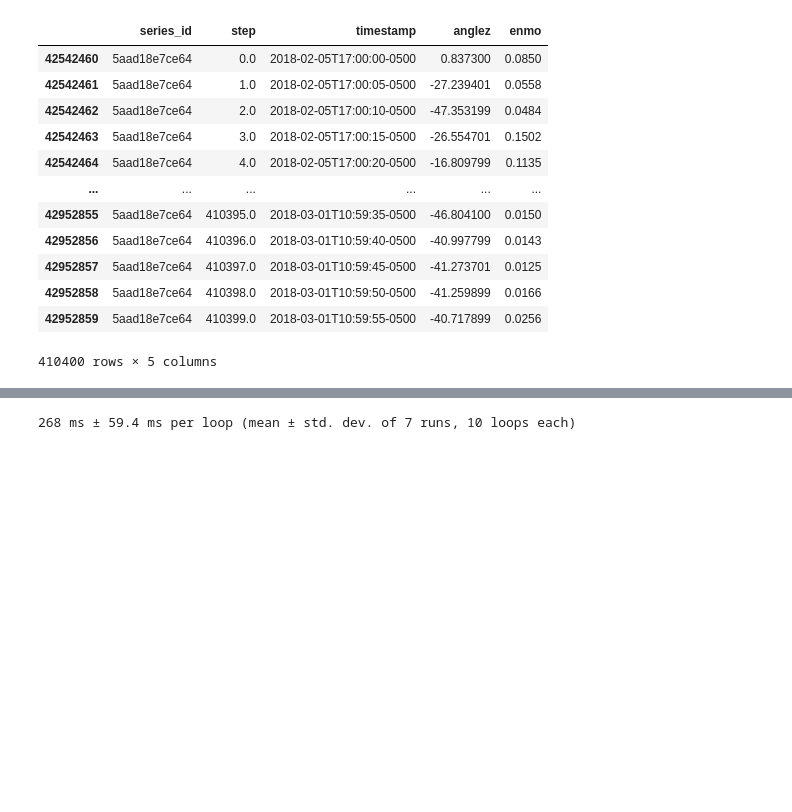
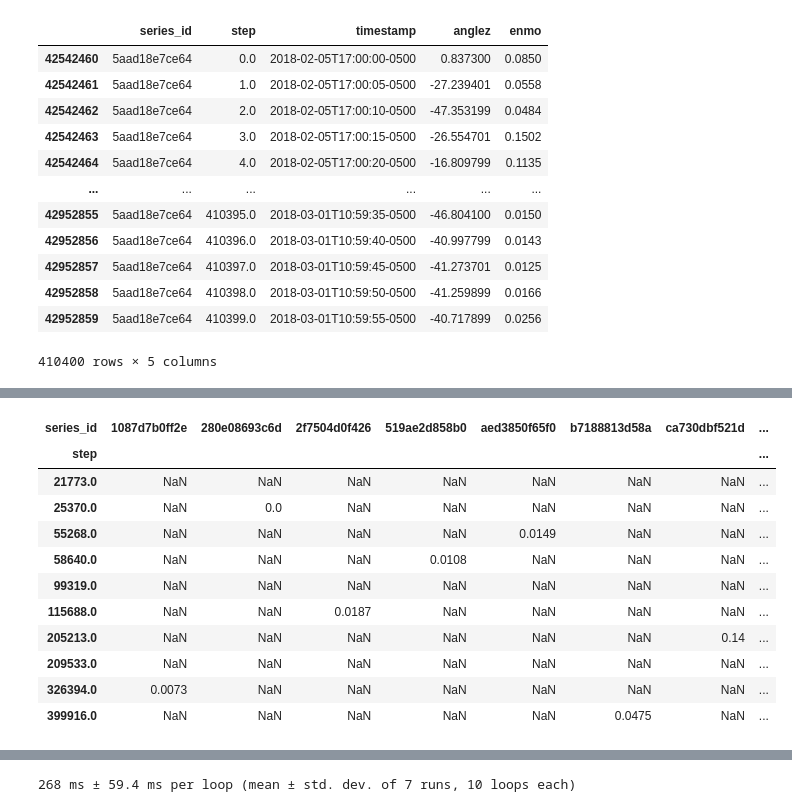
Before and after one commit to RK22000/ML-Maniacs, a Jupyter notebook: EAD.ipynb, the cells around one changed output, grey strips where cells are left out. Saved outputs shown, nothing was run; the diff lists cells and outputs as text; code cells hidden in the pictures; blank space fills up the shorter version.

```diff
--- a/EAD.ipynb
+++ b/EAD.ipynb
@@ -85,0 +140,15 @@ df = data.head(1279463)
+# %%
+pivoted_tmp['enmo']
+# %% [output]
+| series_id | 1087d7b0ff2e | 280e08693c6d | 2f7504d0f426 | 519ae2d858b0 | aed3850f65f0 | b7188813d58a | ca730dbf521d | ... |
+| step |  |  |  |  |  |  |  | ... |
+| 21773.0 | NaN | NaN | NaN | NaN | NaN | NaN | NaN | ... |
+| 25370.0 | NaN | 0.0 | NaN | NaN | NaN | NaN | NaN | ... |
+| 55268.0 | NaN | NaN | NaN | NaN | 0.0149 | NaN | NaN | ... |
+| 58640.0 | NaN | NaN | NaN | 0.0108 | NaN | NaN | NaN | ... |
+| 99319.0 | NaN | NaN | NaN | NaN | NaN | NaN | NaN | ... |
+| 115688.0 | NaN | NaN | 0.0187 | NaN | NaN | NaN | NaN | ... |
+| 205213.0 | NaN | NaN | NaN | NaN | NaN | NaN | 0.14 | ... |
+| 209533.0 | NaN | NaN | NaN | NaN | NaN | NaN | NaN | ... |
+| 326394.0 | 0.0073 | NaN | NaN | NaN | NaN | NaN | NaN | ... |
+| 399916.0 | NaN | NaN | NaN | NaN | NaN | 0.0475 | NaN | ... |
```
Also changed, not shown: parts of 19 cells of this notebook, 6 other files.
